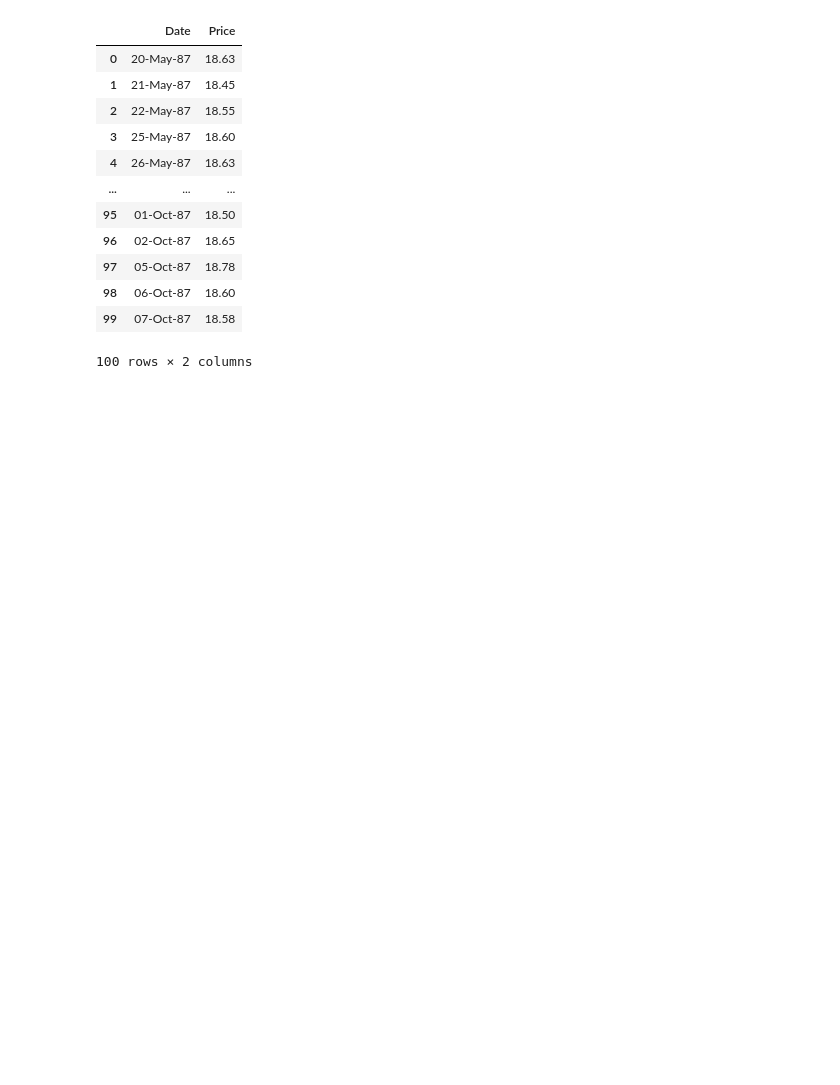
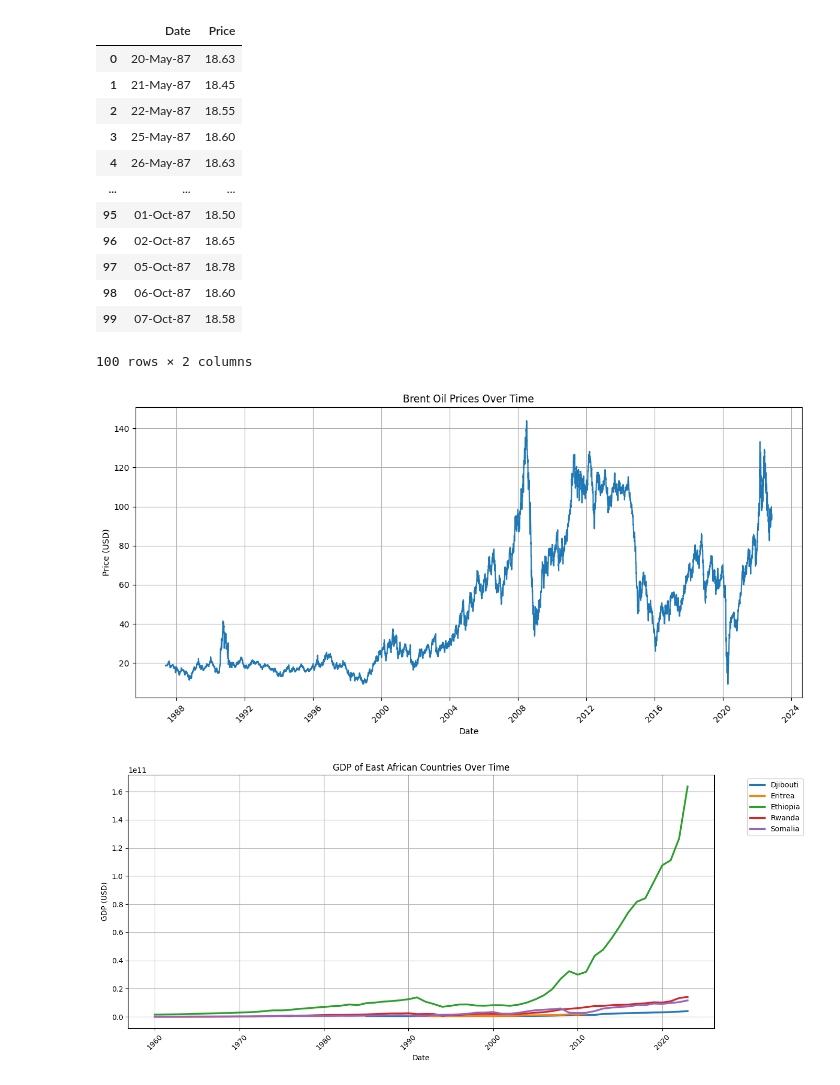
Before and after one commit to Yaadee/Oil_data_analysis, a Jupyter notebook: Notebook/EDA.ipynb, the cells around one changed output. Cells and saved outputs as stored; diff of their text form; code cells hidden in the pictures; blank space fills up the shorter version.

Commit message:
models and data collection

```diff
--- a/Notebook/EDA.ipynb
+++ b/Notebook/EDA.ipynb
@@ -17,3 +17,45 @@ data.head(100)
 | 98 | 06-Oct-87 | 18.60 |
 | 99 | 07-Oct-87 | 18.58 |
 100 rows × 2 columns
+# %%
+import pandas as pd
+import matplotlib.pyplot as plt
+import seaborn as sns
+
+# Load cleaned data
+brent_prices = pd.read_csv('../Inputs/data/processed_data/cleaned_brent_prices_data.csv')
+gdp_data = pd.read_csv('../Inputs/data/processed_data/cleaned_gdp_data.csv')
+
+# Assuming 'Date' column in brent_prices is in datetime format, if not, convert it
+brent_prices['Date'] = pd.to_datetime(brent_prices['Date'])
+
+# Filter GDP data for sub-Saharan countries
+sub_saharan_countries = ['Djibouti', 'Eritrea', 'Ethiopia','Kenya', 'Rwanda','Somalia', 'South Sudan', 'Sudan','Uganda', ]
+
+gdp_data_sub_saharan = gdp_data[gdp_data['Country Name'].isin(sub_saharan_countries)]
+
+# Plot Brent Oil Prices
+plt.figure(figsize=(12, 6))
+sns.lineplot(data=brent_prices, x='Date', y='Price')
+plt.title('Brent Oil Prices Over Time')
+plt.xlabel('Date')
+plt.ylabel('Price (USD)')
+plt.xticks(rotation=45)
+plt.grid(True)
+plt.tight_layout()
+plt.show()
+
+# Plot GDP Data for sub-Saharan countries
+plt.figure(figsize=(12, 6))
+sns.lineplot(data=gdp_data_sub_saharan, x='date', y='GDP', hue='Country Name', palette='tab10', linewidth=2.5)
+plt.title('GDP of East African Countries Over Time')
+plt.xlabel('Date')
+plt.ylabel('GDP (USD)')
+plt.xticks(rotation=45)
+plt.grid(True)
+plt.tight_layout()
+plt.legend(bbox_to_anchor=(1.05, 1), loc='upper left')
+plt.show()
+# %% [output]
+[figure, added]
+[figure, added]
```
Also changed, not shown: parts of 4 cells of this notebook, 18 other files.
